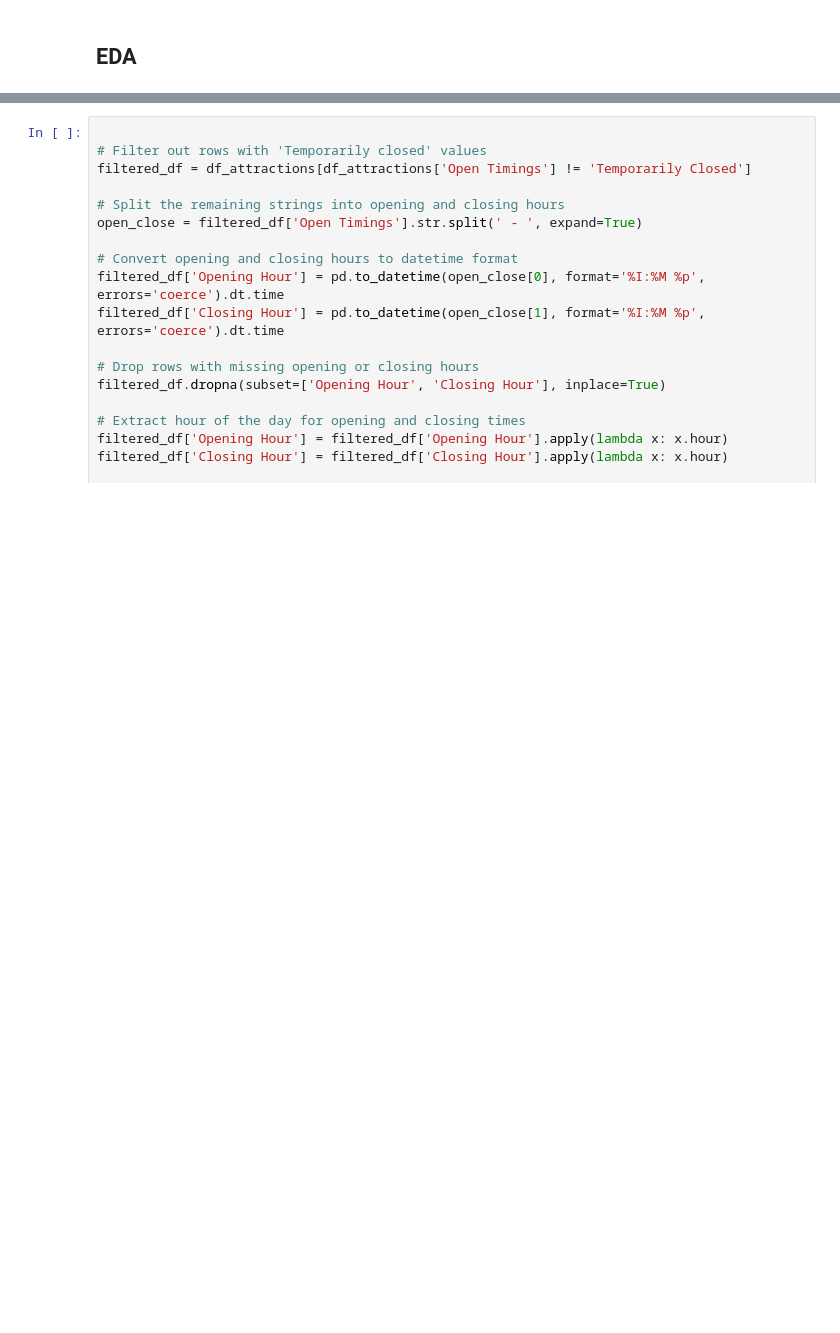
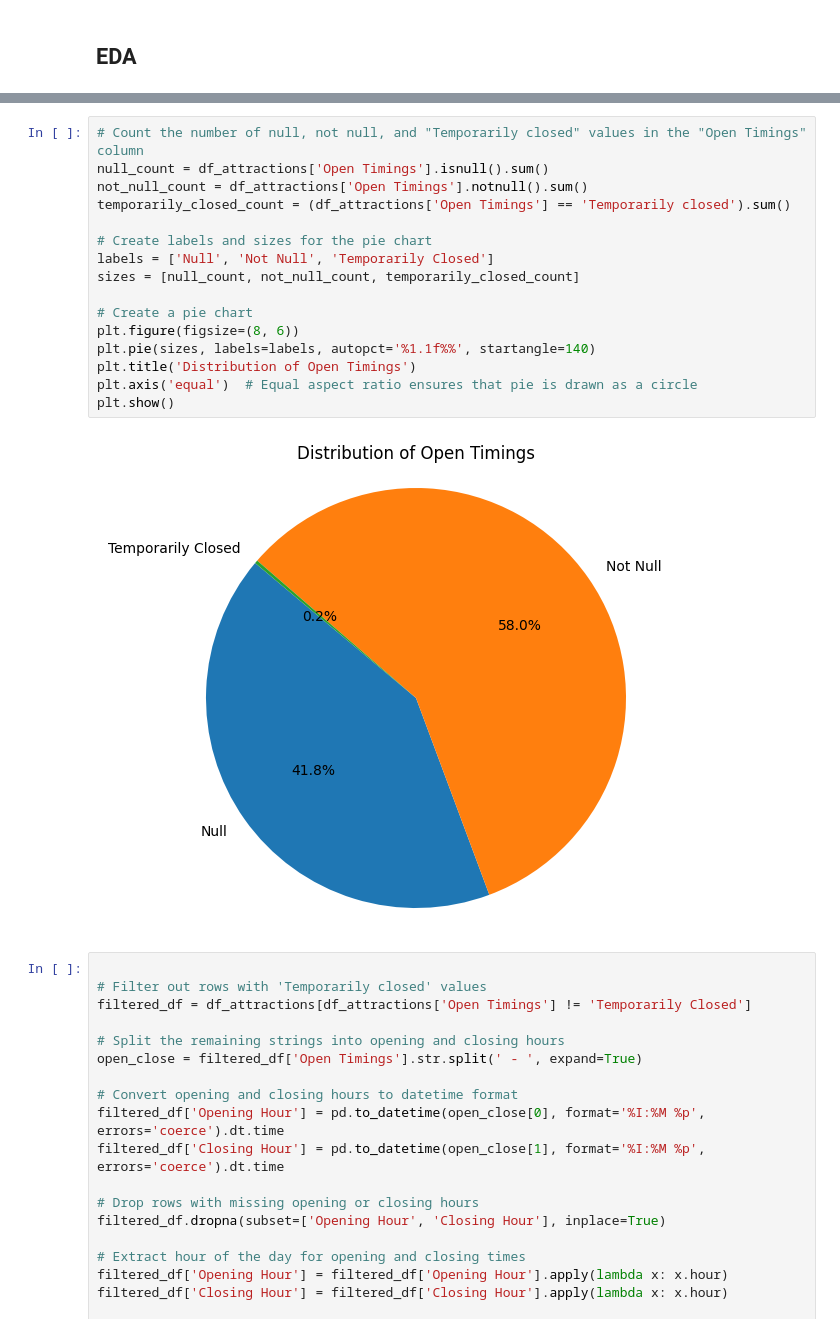
Before and after one commit to bhumikar12/Hidden-Gems-of-Ontario, a Jupyter notebook: Hidden-Gems-Of-Ontario.ipynb, the cells around one changed output, grey strips where cells are left out. Saved outputs shown, nothing was run; the diff lists cells and outputs as text; blank space fills up the shorter version.

```diff
--- a/Hidden-Gems-Of-Ontario.ipynb
+++ b/Hidden-Gems-Of-Ontario.ipynb
@@ -77,3 +74,21 @@ plt.show()
+# %%
+# Count the number of null, not null, and "Temporarily closed" values in the "Open Timings" column
+null_count = df_attractions['Open Timings'].isnull().sum()
+not_null_count = df_attractions['Open Timings'].notnull().sum()
+temporarily_closed_count = (df_attractions['Open Timings'] == 'Temporarily closed').sum()
+
+# Create labels and sizes for the pie chart
+labels = ['Null', 'Not Null', 'Temporarily Closed']
+sizes = [null_count, not_null_count, temporarily_closed_count]
+
+# Create a pie chart
+plt.figure(figsize=(8, 6))
+plt.pie(sizes, labels=labels, autopct='%1.1f%%', startangle=140)
+plt.title('Distribution of Open Timings')
+plt.axis('equal')  # Equal aspect ratio ensures that pie is drawn as a circle
+plt.show()
+# %% [output]
+[figure, added]
 # %%
 
 # Filter out rows with 'Temporarily closed' values
```
Also changed, not shown: parts of 3 cells of this notebook.
